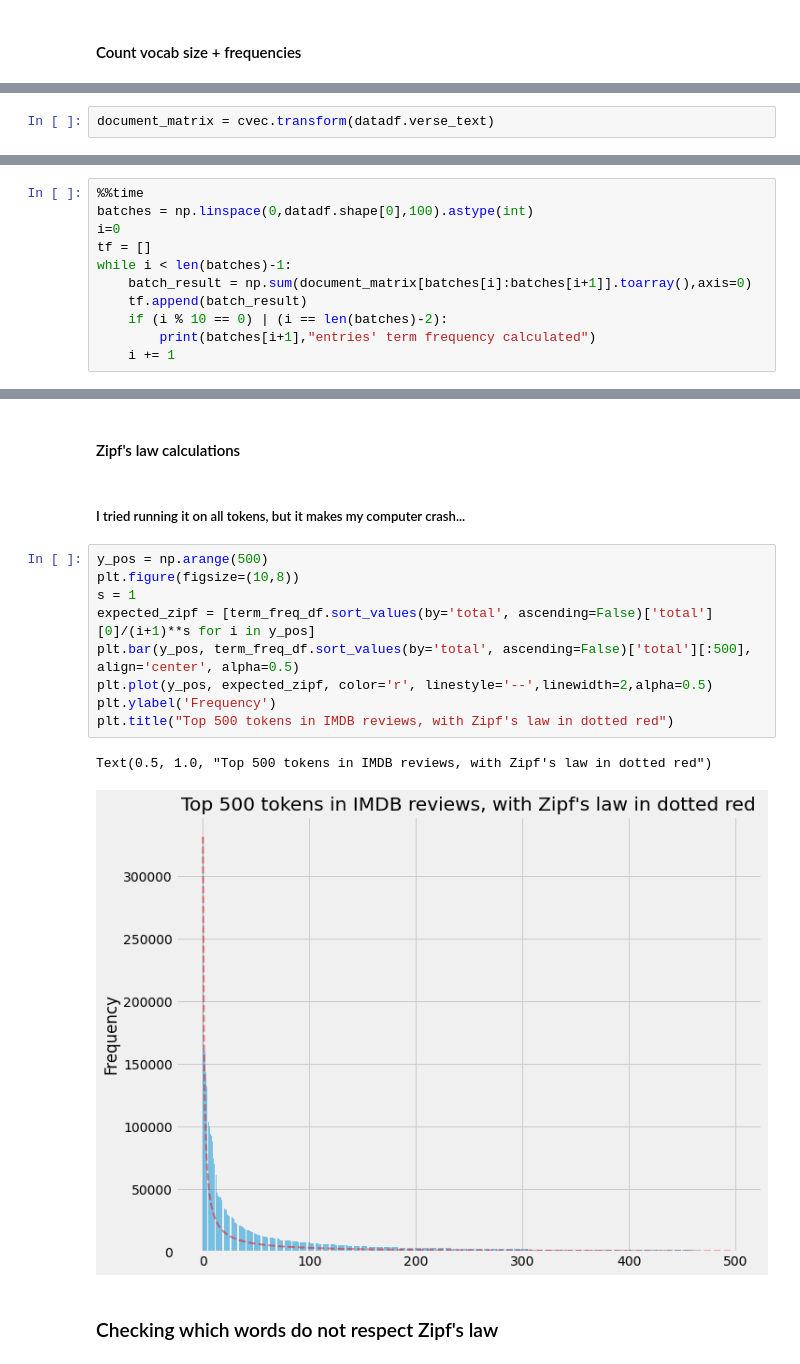
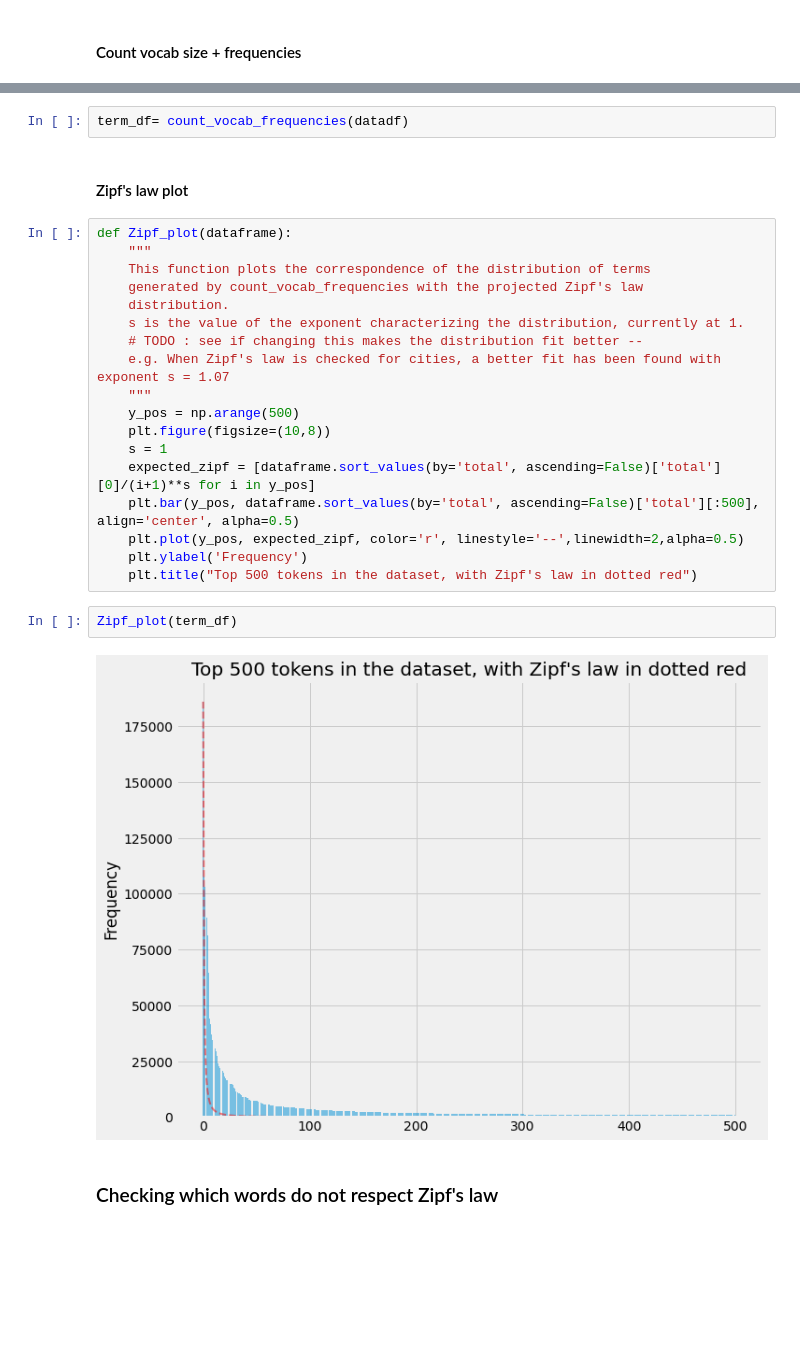
Before and after one commit to huggingface/data-measurements-tool, a Jupyter notebook: notebooks/ZipfsLaw-Clean.ipynb, the cells around one changed output, grey strips where cells are left out. Drawn from its saved outputs; the diff is of its cells as text; blank space fills up the shorter version.

Commit message:
Updated clean version of Zipf's law notebook, all ready to be added to the main .py code!

```diff
--- a/notebooks/ZipfsLaw-Clean.ipynb
+++ b/notebooks/ZipfsLaw-Clean.ipynb
@@ -78,2 +65,0 @@ len(cvec.get_feature_names())
-# %%
-document_matrix = cvec.transform(datadf.verse_text)
@@ -86,11 +65,0 @@ datadf.shape[0]
-# %%
-%%time
-batches = np.linspace(0,datadf.shape[0],100).astype(int)
-i=0
-tf = []
-while i < len(batches)-1:
-    batch_result = np.sum(document_matrix[batches[i]:batches[i+1]].toarray(),axis=0)
-    tf.append(batch_result)
-    if (i % 10 == 0) | (i == len(batches)-2):
-        print(batches[i+1],"entries' term frequency calculated")
-    i += 1
@@ -136,18 +89,28 @@ term_freq_df.sort_values(by='total', ascending=False).iloc[:10]
+# %%
+term_df= count_vocab_frequencies(datadf)
 # %% [markdown]
-#### Zipf's law calculations
+#### Zipf's law plot
-# %% [markdown]
-##### I tried running it on all tokens, but it makes my computer crash...
 # %%
-y_pos = np.arange(500)
-plt.figure(figsize=(10,8))
-s = 1
-expected_zipf = [term_freq_df.sort_values(by='total', ascending=False)['total'][0]/(i+1)**s for i in y_pos]
-plt.bar(y_pos, term_freq_df.sort_values(by='total', ascending=False)['total'][:500], align='center', alpha=0.5)
-plt.plot(y_pos, expected_zipf, color='r', linestyle='--',linewidth=2,alpha=0.5)
-plt.ylabel('Frequency')
-plt.title("Top 500 tokens in IMDB reviews, with Zipf's law in dotted red")
+def Zipf_plot(dataframe):
+    """
+    This function plots the correspondence of the distribution of terms
+    generated by count_vocab_frequencies with the projected Zipf's law
+    distribution.
+    s is the value of the exponent characterizing the distribution, currently at 1.
+    # TODO : see if changing this makes the distribution fit better --
+    e.g. When Zipf's law is checked for cities, a better fit has been found with exponent s = 1.07
+    """
+    y_pos = np.arange(500)
+    plt.figure(figsize=(10,8))
+    s = 1
+    expected_zipf = [dataframe.sort_values(by='total', ascending=False)['total'][0]/(i+1)**s for i in y_pos]
+    plt.bar(y_pos, dataframe.sort_values(by='total', ascending=False)['total'][:500], align='center', alpha=0.5)
+    plt.plot(y_pos, expected_zipf, color='r', linestyle='--',linewidth=2,alpha=0.5)
+    plt.ylabel('Frequency')
+    plt.title("Top 500 tokens in the dataset, with Zipf's law in dotted red")
-# %% [output]
-Text(0.5, 1.0, "Top 500 tokens in IMDB reviews, with Zipf's law in dotted red")
-[figure, removed]
+# %%
+Zipf_plot(term_df)
+# %% [output]
+[figure, added]
 # %% [markdown]
 ### Checking which words do not respect Zipf's law
```
Also changed, not shown: parts of 47 cells of this notebook, 1 other file.
